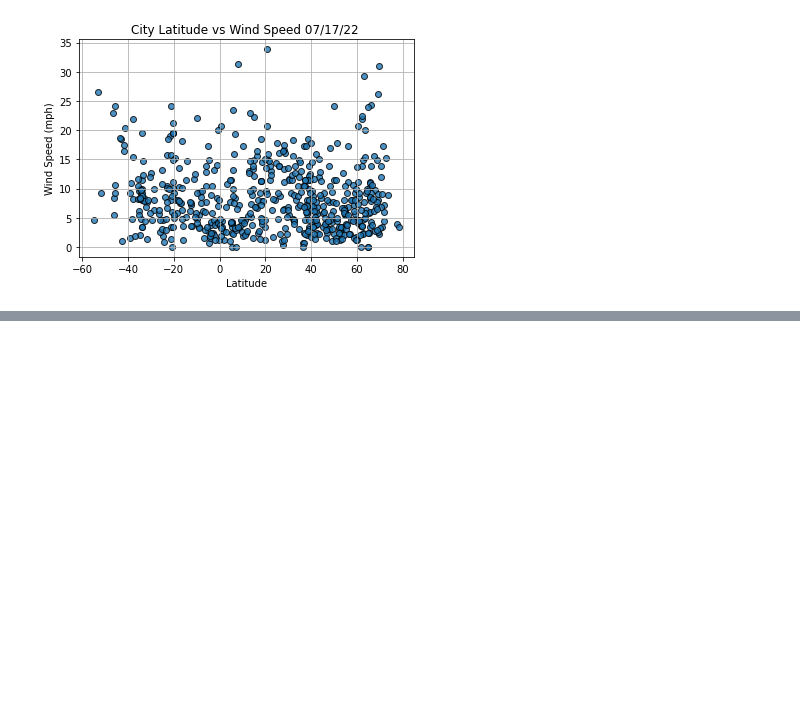
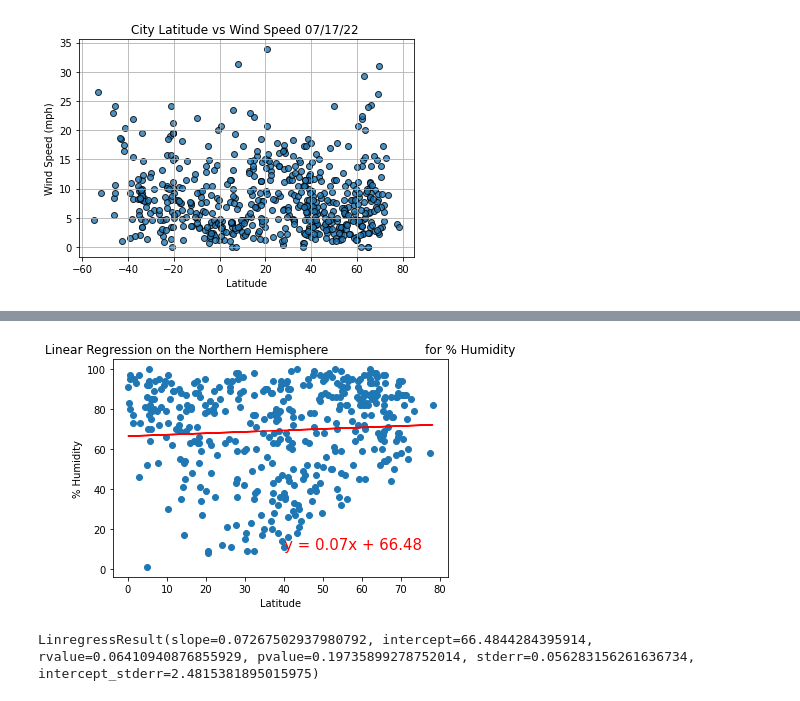
Before and after one commit to Atomickilroy/World_Weather_Analysis, a Jupyter notebook: WeatherPy_Scatter Plots.ipynb, the cells around one changed output, grey strips where cells are left out. Drawn from its saved outputs; the diff is of its cells as text; code cells hidden in the pictures; blank space fills up the shorter version.

```diff
--- a/WeatherPy_Scatter Plots.ipynb
+++ b/WeatherPy_Scatter Plots.ipynb
@@ -208,0 +392,17 @@ plt.show()
+# %%
+# Linear regression on the Northern Hemisphere
+
+x_values = northern_hemi_df["Lat"]
+
+y_values = northern_hemi_df["Humidity"]
+
+# Call the function.
+
+plot_linear_regression(x_values, y_values,
+                       'Linear Regression on the Northern Hemisphere \
+                        for % Humidity', '% Humidity',(40,10))
+
+print(linregress(x_values,y_values))
+# %% [output]
+[figure, added]
+LinregressResult(slope=0.07267502937980792, intercept=66.4844284395914, rvalue=0.06410940876855929, pvalue=0.19735899278752014, stderr=0.056283156261636734, intercept_stderr=2.4815381895015975)
```
Also changed, not shown: parts of 26 cells of this notebook.
